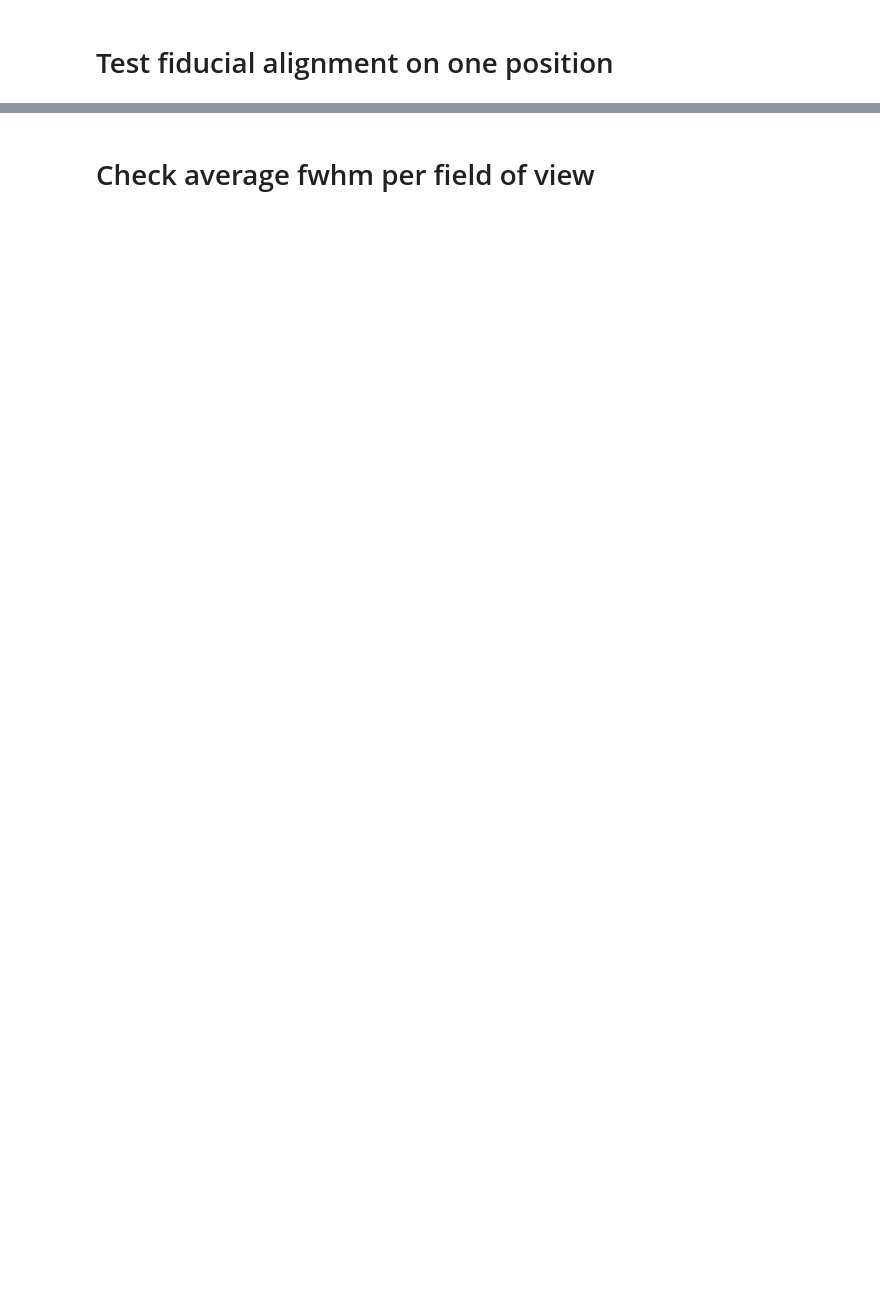
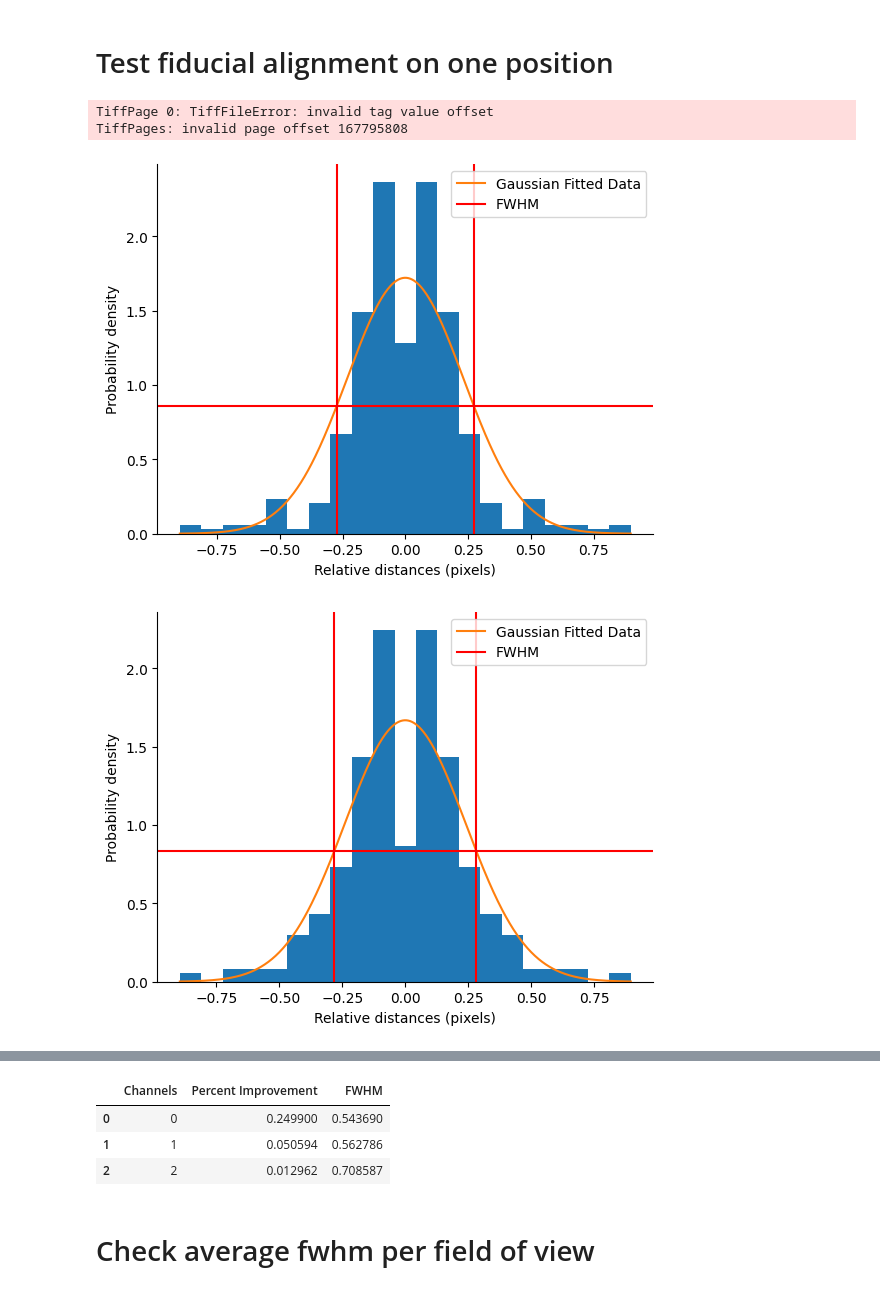
Before and after one commit to CaiGroup/pyfish_tools, a Jupyter notebook: scripts/alignment_scripts/fiducial_alignment_files/fiducial_alignment_test.ipynb, the cells around one changed output, grey strips where cells are left out. Saved outputs shown, nothing was run; the diff lists cells and outputs as text; code cells hidden in the pictures; blank space fills up the shorter version.

```diff
--- a/scripts/alignment_scripts/fiducial_alignment_files/fiducial_alignment_test.ipynb
+++ b/scripts/alignment_scripts/fiducial_alignment_files/fiducial_alignment_test.ipynb
@@ -85,11 +85,11 @@ def plot_2d_locs_on_2d_image(df_locs_2d_1, img_2d, zmax=1000):
 # %%
 #get image paths
 Pos = 0
-bead_src = Path("")
+bead_src = Path("/groups/CaiLab/personal/Lex/raw/230708_3k_1nM_split_IP_tmg/chromatic_aberration")
 bead_src = bead_src / f"MMStack_Pos{Pos}.ome.tif"
 
-tiff_src = Path("")
+tiff_src = Path("/groups/CaiLab/personal/Lex/raw/230708_3k_1nM_split_IP_tmg/pyfish_tools/output/dapi_aligned/HybCycle_0")
 tiff_src = tiff_src / f"MMStack_Pos{Pos}.ome.tif"
 
-tiff_src_noalign = Path("")
-tiff_src_noalign = tiff_src_noalign / f"MMStack_Pos{Pos}.ome.tif"
+# tiff_src_noalign = Path("")
+# tiff_src_noalign = tiff_src_noalign / f"MMStack_Pos{Pos}.ome.tif"
@@ -115,11 +120,16 @@ plot_2d_image(np.array([raw[0][0],beads[0][0]]), zmax=5000)
 # %%
 import time
 start = time.time()
 
 #set bead channel to None if there are beads in all channels
 
 image,error = fa_affine.fiducial_alignment_single(tiff_src, bead_src, threshold_abs=500,
-                                                  max_dist=1,ransac_threshold=0.5, bead_channel_single=0,
+                                                  max_dist=1,ransac_threshold=0.5, bead_channel_single=None,
                                                   include_dapi=False,use_ref_coord=True,
                                                   num_channels=4, write=False)
 print(f"This task took {(time.time()-start)/60} min")
+# %% [output]
+TiffPage 0: TiffFileError: invalid tag value offset
+TiffPages: invalid page offset 167795808
+[figure, added]
+[figure, added]
@@ -126,6 +138,11 @@ print(f"This task took {(time.time()-start)/60} min")
 # %%
 #look at displacement ([channel, percent change, displacement])
 error
+# %% [output]
+|  | Channels | Percent Improvement | FWHM |
+| 0 | 0 | 0.249900 | 0.543690 |
+| 1 | 1 | 0.050594 | 0.562786 |
+| 2 | 2 | 0.012962 | 0.708587 |
 # %%
 #look at image to make sure transform looks normal
 plot_2d_image(image[0], zmax=3000)
```
Also changed, not shown: parts of 6 cells of this notebook, 18 other files.
